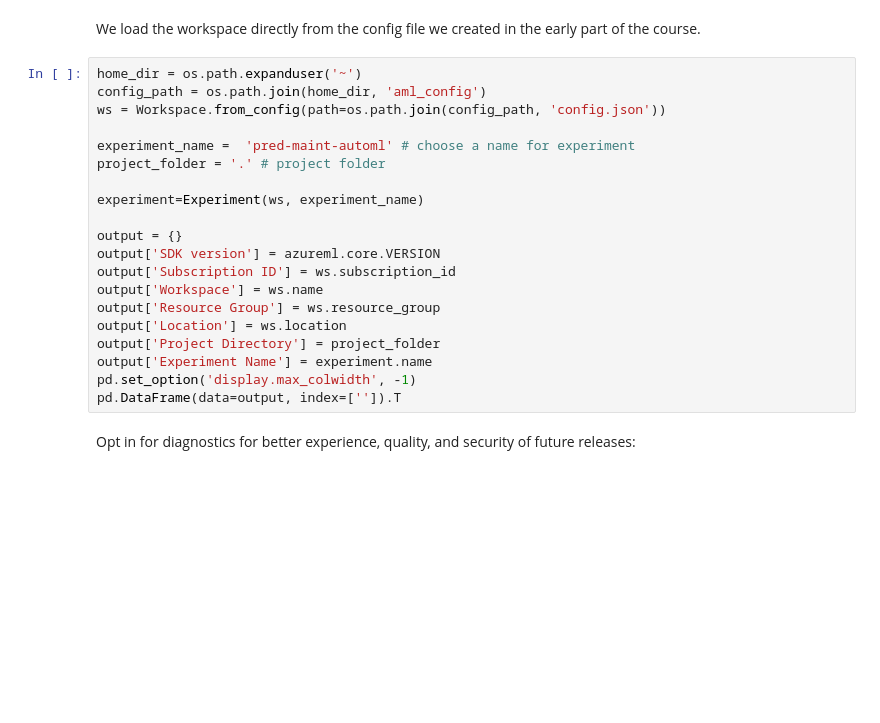
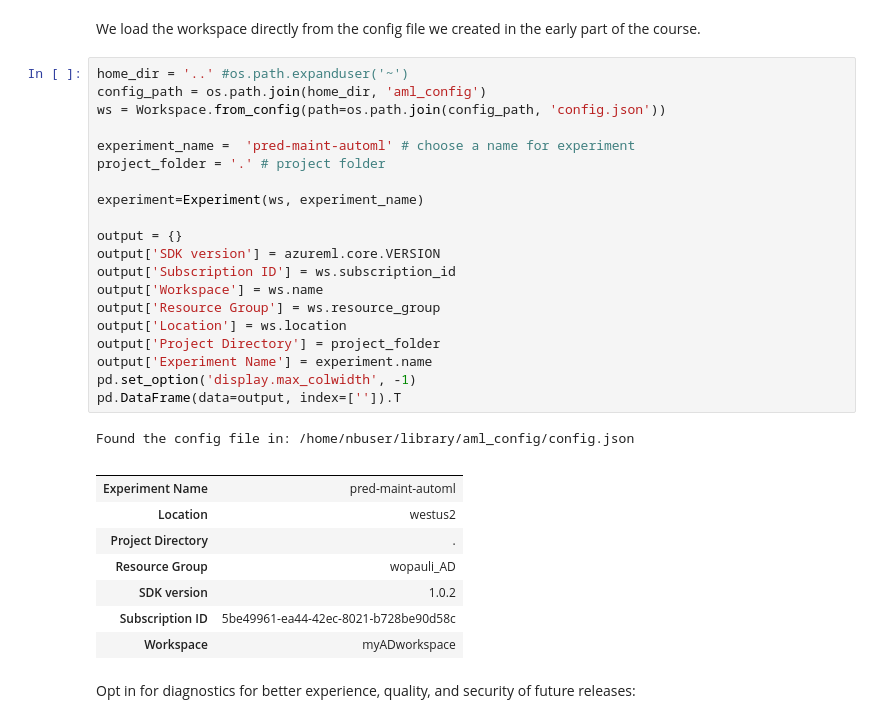
Before and after one commit to satonaoki/LearnAI-ADPM, a Jupyter notebook: lab02.2_PM_Using_Automated_ML/PM_train_model_with_automl.ipynb, the cells around one changed output. Drawn from its saved outputs; the diff is of its cells as text; blank space fills up the shorter version.

```diff
--- a/lab02.2_PM_Using_Automated_ML/PM_train_model_with_automl.ipynb
+++ b/lab02.2_PM_Using_Automated_ML/PM_train_model_with_automl.ipynb
@@ -33,25 +33,35 @@ from azureml.train.automl.run import AutoMLRun
 # %% [markdown]
 We load the workspace directly from the config file we created in the early part of the course.
 # %%
-home_dir = os.path.expanduser('~')
+home_dir = '..' #os.path.expanduser('~')
 config_path = os.path.join(home_dir, 'aml_config')
 ws = Workspace.from_config(path=os.path.join(config_path, 'config.json'))
 
 experiment_name =  'pred-maint-automl' # choose a name for experiment
 project_folder = '.' # project folder
 
 experiment=Experiment(ws, experiment_name)
 
 output = {}
 output['SDK version'] = azureml.core.VERSION
 output['Subscription ID'] = ws.subscription_id
 output['Workspace'] = ws.name
 output['Resource Group'] = ws.resource_group
 output['Location'] = ws.location
 output['Project Directory'] = project_folder
 output['Experiment Name'] = experiment.name
 pd.set_option('display.max_colwidth', -1)
 pd.DataFrame(data=output, index=['']).T
+# %% [output]
+Found the config file in: /home/nbuser/library/aml_config/config.json
+|  |  |
+| Experiment Name | pred-maint-automl |
+| Location | westus2 |
+| Project Directory | . |
+| Resource Group | wopauli_AD |
+| SDK version | 1.0.2 |
+| Subscription ID | 5be49961-ea44-42ec-8021-b728be90d58c |
+| Workspace | myADworkspace |
 # %% [markdown]
 Opt in for diagnostics for better experience, quality, and security of future releases:
 # %%
```
Also changed, not shown: parts of 7 cells of this notebook, 5 other files.
